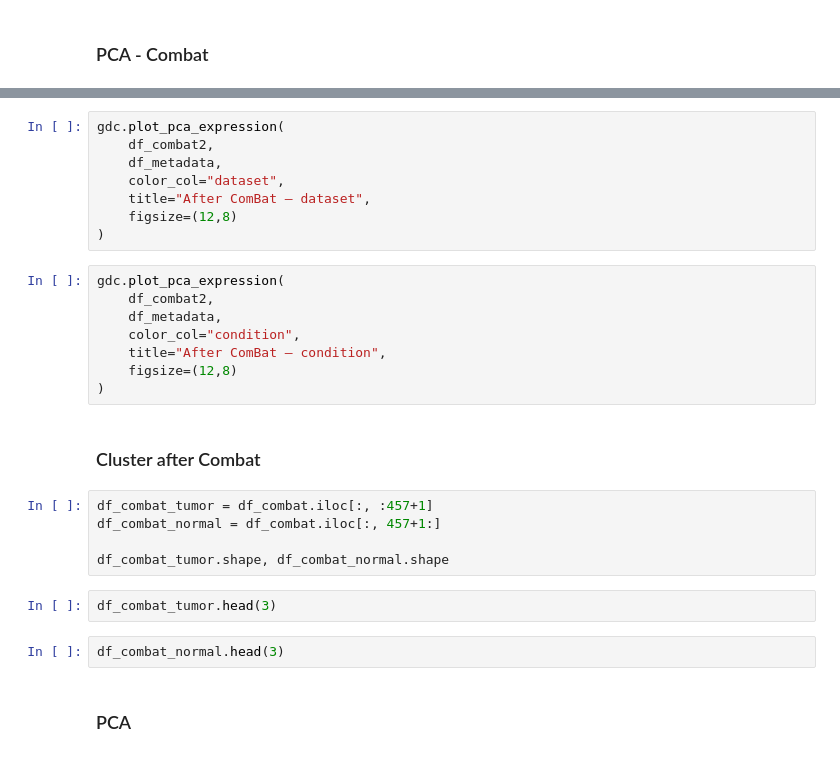
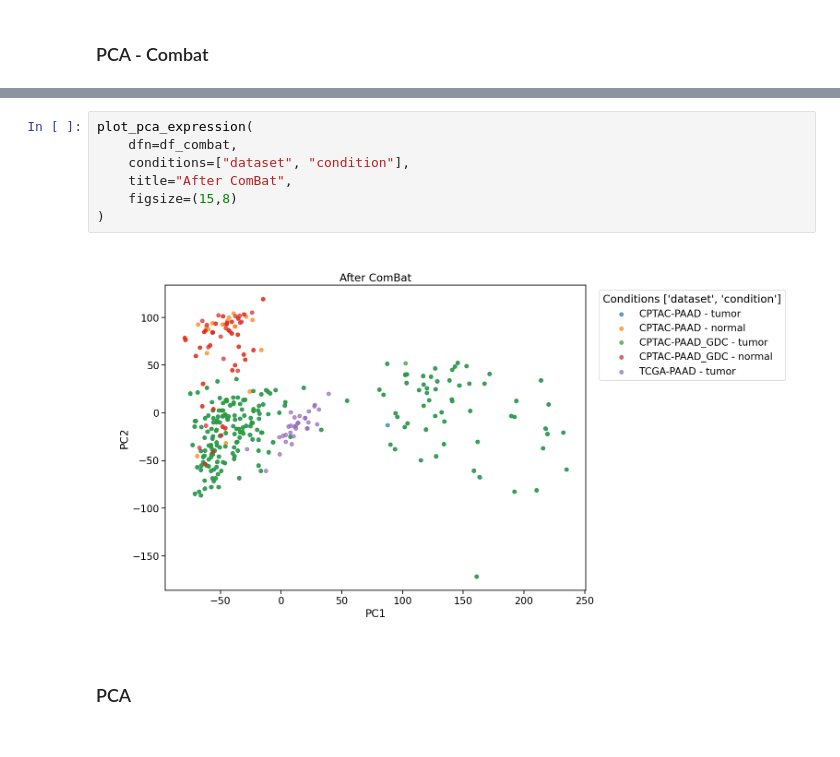
Before and after one commit to flalix/perturb_agent, a Jupyter notebook: notebooks/mtp_TCGA_53_PSI_all_PAADs_Clusters.ipynb, the cells around one changed output, grey strips where cells are left out. Cells and saved outputs as stored; diff of their text form.

```diff
--- a/notebooks/mtp_TCGA_53_PSI_all_PAADs_Clusters.ipynb
+++ b/notebooks/mtp_TCGA_53_PSI_all_PAADs_Clusters.ipynb
@@ -305,30 +511,12 @@ df_combat2.head(2)
 # %%
-gdc.plot_pca_expression(
-    df_combat2,
-    df_metadata,
-    color_col="dataset",
-    title="After ComBat — dataset",
-    figsize=(12,8)
+plot_pca_expression(
+    dfn=df_combat,
+    conditions=["dataset", "condition"],
+    title="After ComBat",
+    figsize=(15,8)
 )
+# %% [output]
+[figure, added]
-# %%
-gdc.plot_pca_expression(
-    df_combat2,
-    df_metadata,
-    color_col="condition",
-    title="After ComBat — condition",
-    figsize=(12,8)
-)
-# %% [markdown]
-### Cluster after Combat
-# %%
-df_combat_tumor = df_combat.iloc[:, :457+1]
-df_combat_normal = df_combat.iloc[:, 457+1:]
-
-df_combat_tumor.shape, df_combat_normal.shape
-# %%
-df_combat_tumor.head(3)
-# %%
-df_combat_normal.head(3)
 # %% [markdown]
 ### PCA
 # %%
```
Also changed, not shown: parts of 36 cells of this notebook, 1 other file.
